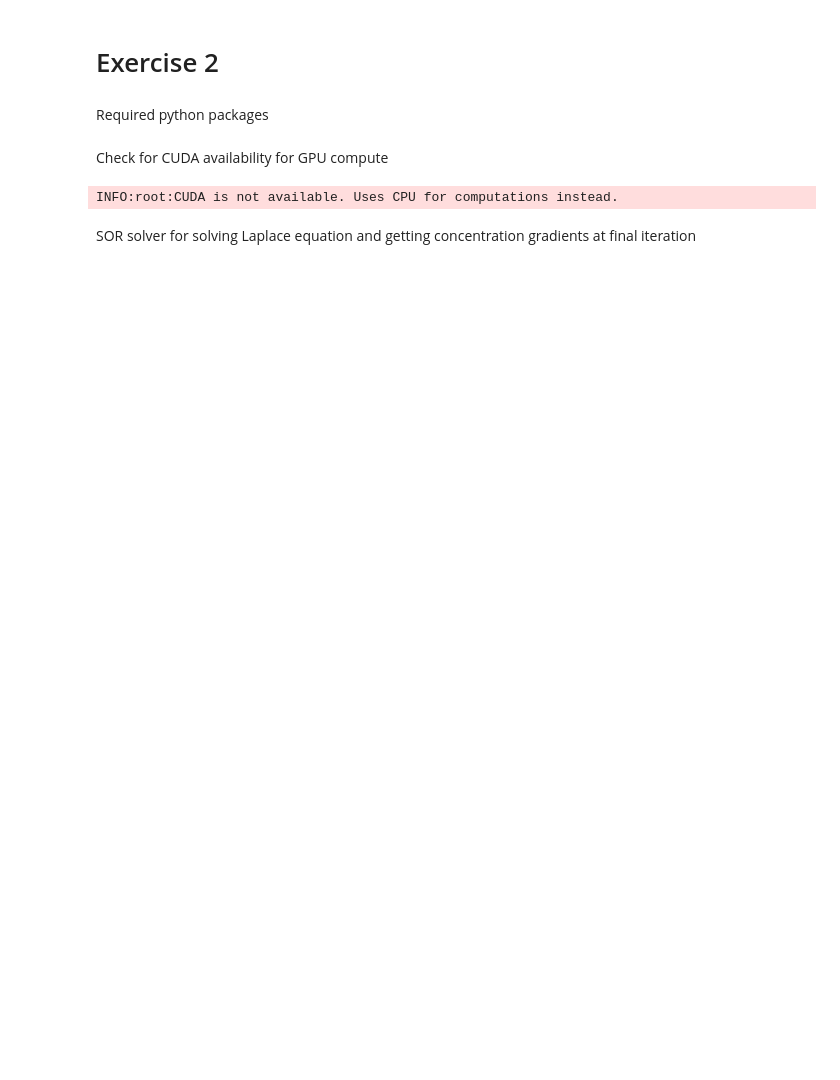
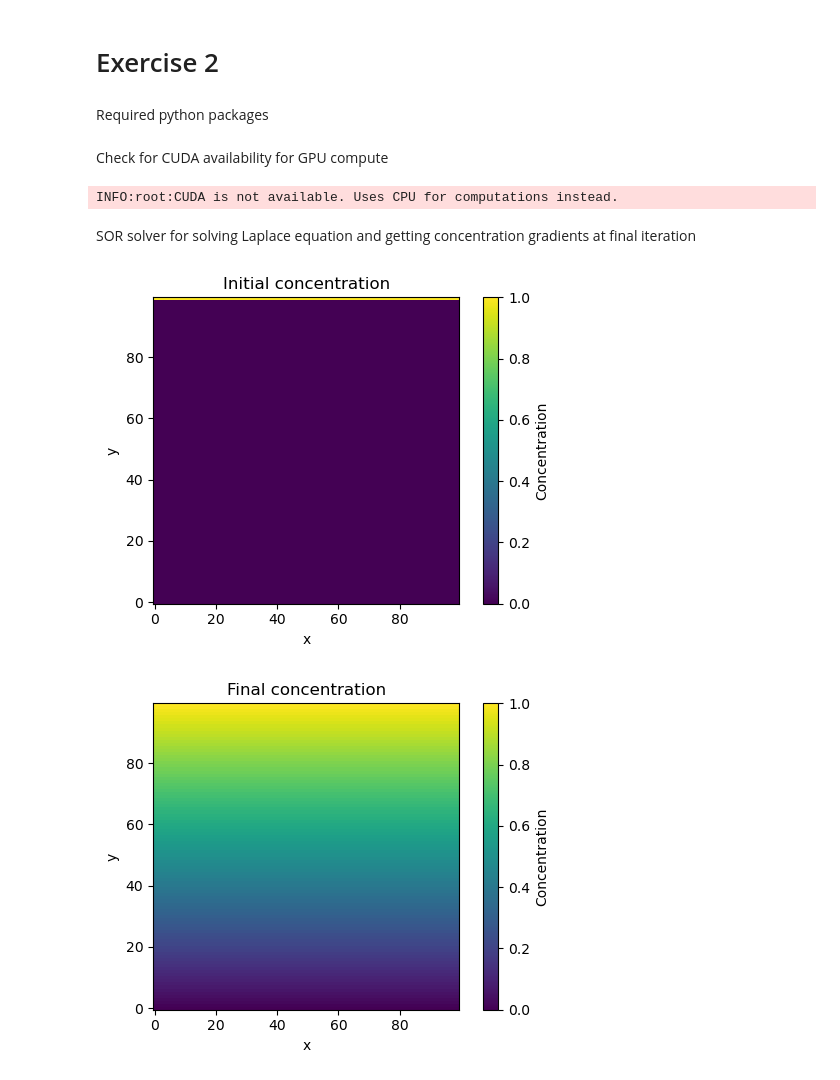
Before and after one commit to jonas4climate/modelling-natural-processes, a Jupyter notebook: Set2_1_1.ipynb, the cells around one changed output. Drawn from its saved outputs; the diff is of its cells as text; code cells hidden in the pictures; blank space fills up the shorter version.

```diff
--- a/Set2_1_1.ipynb
+++ b/Set2_1_1.ipynb
@@ -93,0 +103,11 @@ def select_best_omega_for_sor(omega_values, epsilon, c_init, max_iterations=2_00
+# %%
+Nx = 100
+c = np.zeros((Nx, Nx))
+c[:, -1] = 1
+c_init = c.copy()
+c, iter, converged = sor_parallel(c, 1.5)
+plot_laplace_grid(c_init, 'Initial concentration', 'initial_concentration')
+plot_laplace_grid(c, 'Final concentration', 'final_concentration')
+# %% [output]
+[figure, added]
+[figure, added]
```
Also changed, not shown: parts of 1 cell of this notebook, 1 other file.
